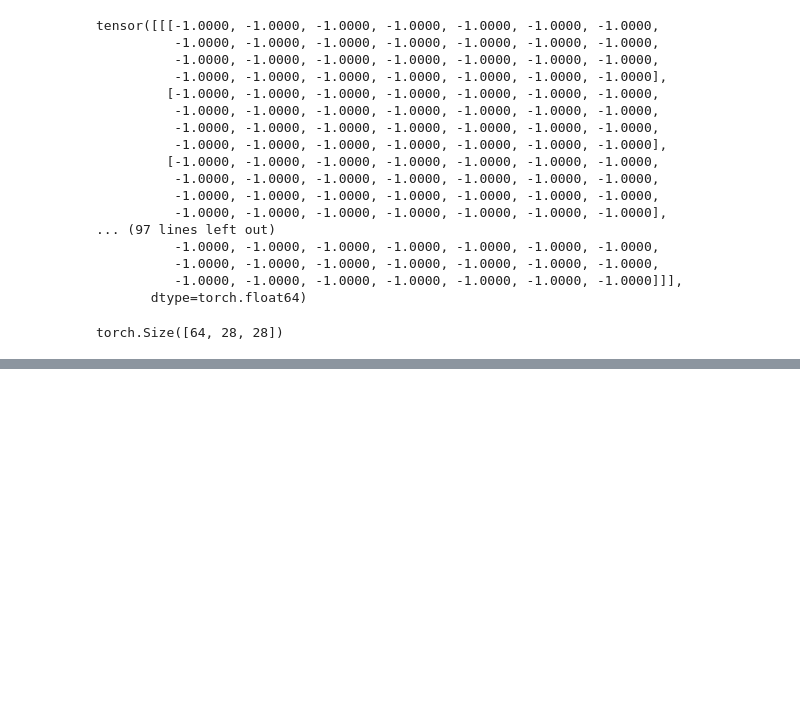
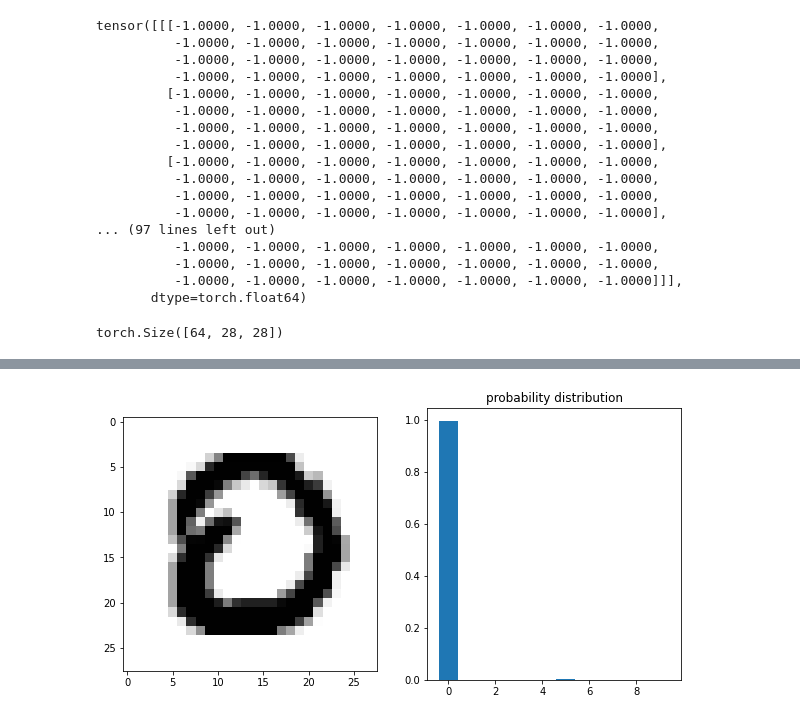
Before and after one commit to RobertSparadrap/neronal_network, a Jupyter notebook: neuronal_network.ipynb, the cells around one changed output, grey strips where cells are left out. Saved outputs shown, nothing was run; the diff lists cells and outputs as text; code cells hidden in the pictures; blank space fills up the shorter version.

```diff
--- a/neuronal_network.ipynb
+++ b/neuronal_network.ipynb
@@ -211,0 +344,15 @@ epoch 14 - training loss: 0.02821959741818546
+# %%
+def show_prediction_proba(img, predictions):
+  fig, (ax1, ax2) = plt.subplots(1, 2, figsize=(10, 5))
+  ax1.imshow(img.squeeze().view(28, 28), cmap="gray_r")
+  ax2.bar(np.arange(0, 10), predictions.detach().numpy())
+  ax2.set_title("probability distribution")
+  plt.show()
+  return fig
+# %%
+idx = 0
+img = images[idx]
+pred = model(img.view(1, -1))
+fig = show_prediction_proba(img, pred.squeeze())
+# %% [output]
+[figure, added]
```
Also changed, not shown: parts of 25 cells of this notebook.
